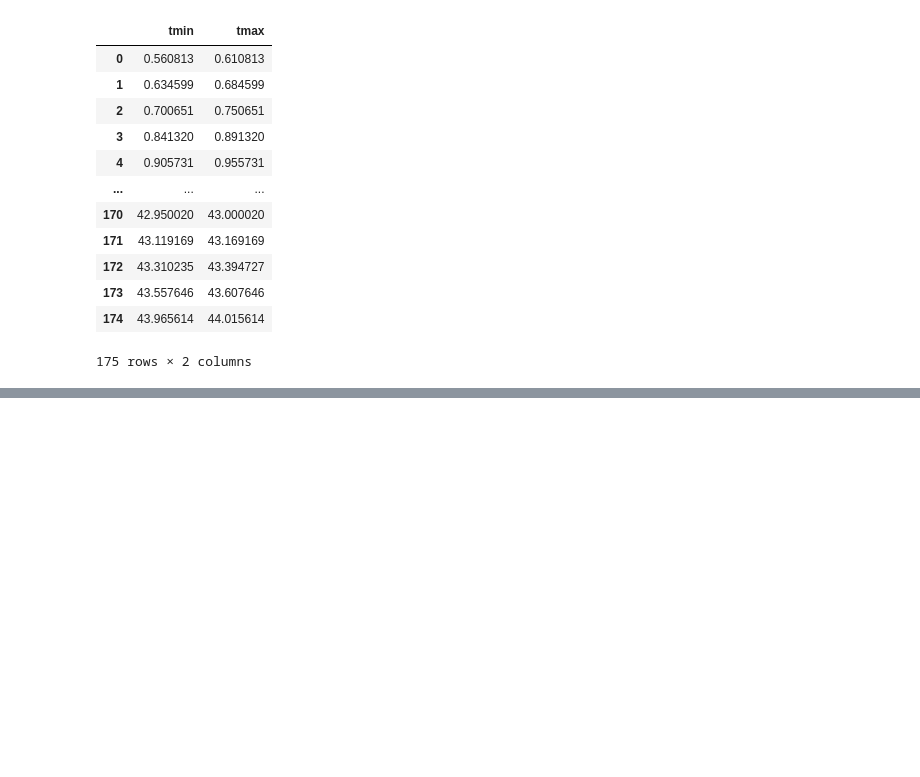
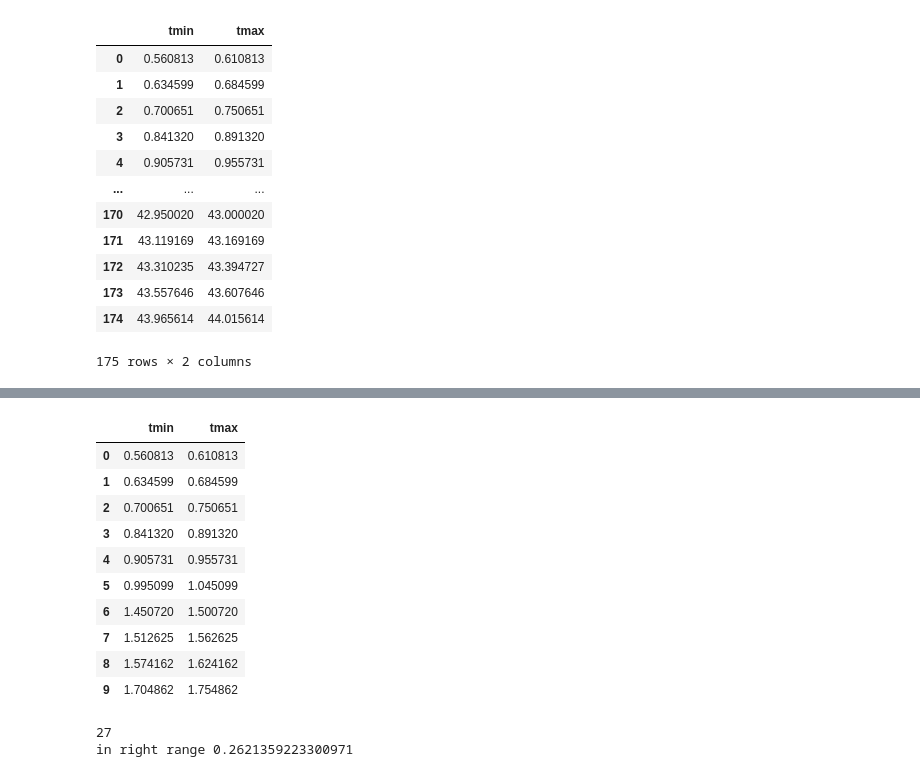
Before and after one commit to TobiasBjork/VowelProject, a Jupyter notebook: evaluation_labels.ipynb, the cells around one changed output, grey strips where cells are left out. Drawn from its saved outputs; the diff is of its cells as text; code cells hidden in the pictures; blank space fills up the shorter version.

```diff
--- a/evaluation_labels.ipynb
+++ b/evaluation_labels.ipynb
@@ -68,7 +69,8 @@ labels_path = (
     "example_speech_Andreas/180923214834-Y20UOTIE-text-000_vowels_timestamp_praat"
 )
 
-pd.read_csv(labels_path)
+labels_df = pd.read_csv(labels_path)
+display(labels_df)
 # %% [output]
 |  | tmin | tmax |
 | 0 | 0.560813 | 0.610813 |
@@ -85,0 +170,26 @@ pd.read_csv(labels_path)
+# %%
+display(labels_df.head(10))
+# %% [output]
+|  | tmin | tmax |
+| 0 | 0.560813 | 0.610813 |
+| 1 | 0.634599 | 0.684599 |
+| 2 | 0.700651 | 0.750651 |
+| 3 | 0.841320 | 0.891320 |
+| 4 | 0.905731 | 0.955731 |
+| 5 | 0.995099 | 1.045099 |
+| 6 | 1.450720 | 1.500720 |
+| 7 | 1.512625 | 1.562625 |
+| 8 | 1.574162 | 1.624162 |
+| 9 | 1.704862 | 1.754862 |
+# %%
+included = 0
+for start, stop in zip(starts_all_seconds, stops_all_seconds):
+    included += labels_df.apply(
+        lambda x: (start - x.tmin) > 0 and (x.tmax - stop) > 0, axis=1
+    ).sum()
+
+print(included)
+print("in right range", included / len(starts_all_seconds))
+# %% [output]
+27
+in right range 0.2621359223300971
```
Also changed, not shown: parts of 3 cells of this notebook, 2 other files.
